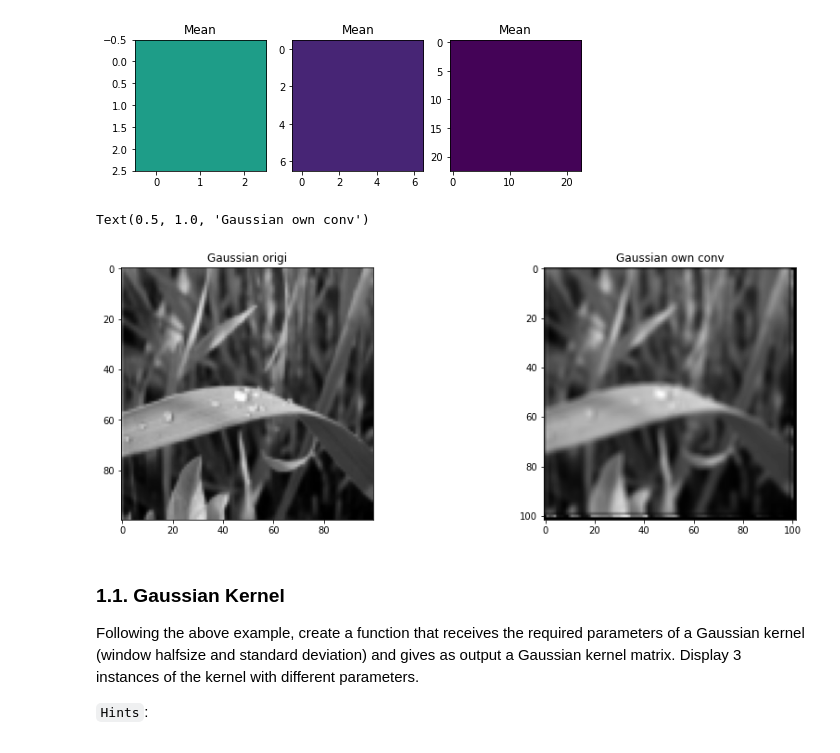
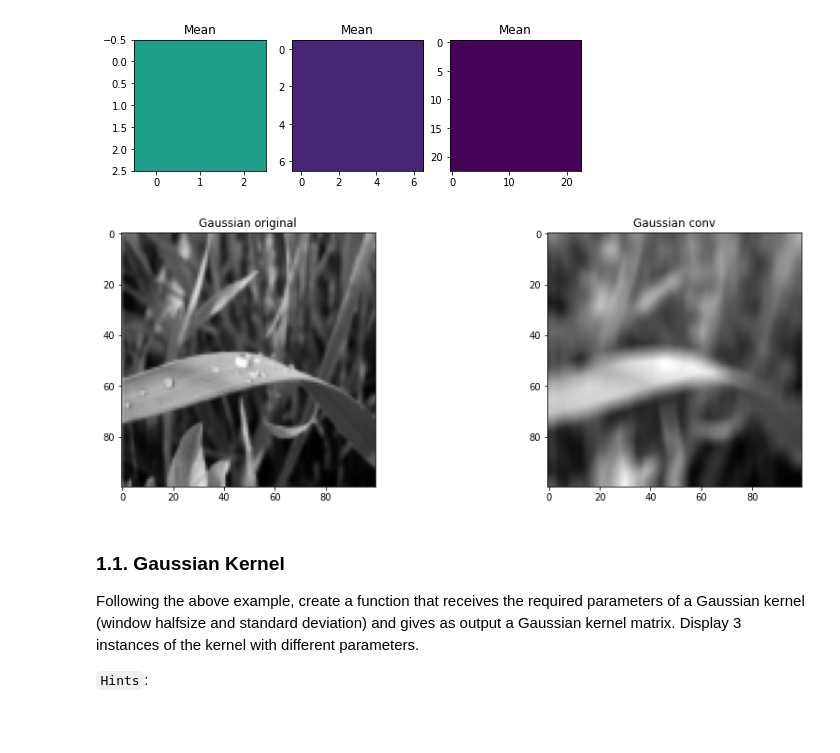
Before and after one commit to samyhaff/DATASIM_TP, a Jupyter notebook: ATRIM/TP2/TP2-ATRIM-spatial-filtering-sv-2021-2022.ipynb, the cells around one changed output. Saved outputs shown, nothing was run; the diff lists cells and outputs as text; code cells hidden in the pictures.

```diff
--- a/ATRIM/TP2/TP2-ATRIM-spatial-filtering-sv-2021-2022.ipynb
+++ b/ATRIM/TP2/TP2-ATRIM-spatial-filtering-sv-2021-2022.ipynb
@@ -116,39 +116,39 @@ plt.show()
 # %%
 SUBDIR = os.path.join(IMDIR, "smooth")
 f = os.path.join(SUBDIR, "grass.jpg")
 
 width=15
 height=5
 
-hs = 1
-sigma = 0.1
+hs = 3
 
 im = io.imread(f, as_gray=True)
 im = im.astype(float)
 im = resize(im,(100,100))
 kernel = meanKernel(hs)
-# im_filtered = ndimage.convolve(im,kernel)
-im_filtered = myConvolve(im,kernel)
+im_filtered = ndimage.convolve(im,kernel)
+# im_filtered = myConvolve(im,kernel)
 
 fig=plt.figure(figsize=(width, height))
 plt.subplot(1,2,1)
 plt.imshow(im, cmap = 'gray')
-plt.title('Gaussian origi')
+plt.title('Gaussian original')
 
 plt.subplot(1,2,2)
 plt.imshow(im_filtered, cmap = 'gray')
-plt.title('Gaussian own conv')
+plt.title('Gaussian conv')
 
 # plt.subplot(1,4,3)
 # plt.imshow(im_filtered_scipy, cmap = 'gray')
 # plt.title('Gaussian scipy conv')
 
 # plt.subplot(1,4,4)
 # plt.imshow(np.abs(im_filtered_scipy-im_filtered), cmap = 'gray')#
 # plt.title('Difference')
+
+plt.show()
 # %% [output]
-Text(0.5, 1.0, 'Gaussian own conv')
-[figure, old version]
+[figure, new version]
 # %% [markdown]
 ### 1.1. Gaussian Kernel
 Following the above example, create a function that receives the required parameters of a Gaussian kernel (window halfsize and standard deviation) and gives as output a Gaussian kernel matrix. Display 3 instances of the kernel with different parameters.
```
Also changed, not shown: parts of 8 cells of this notebook.
